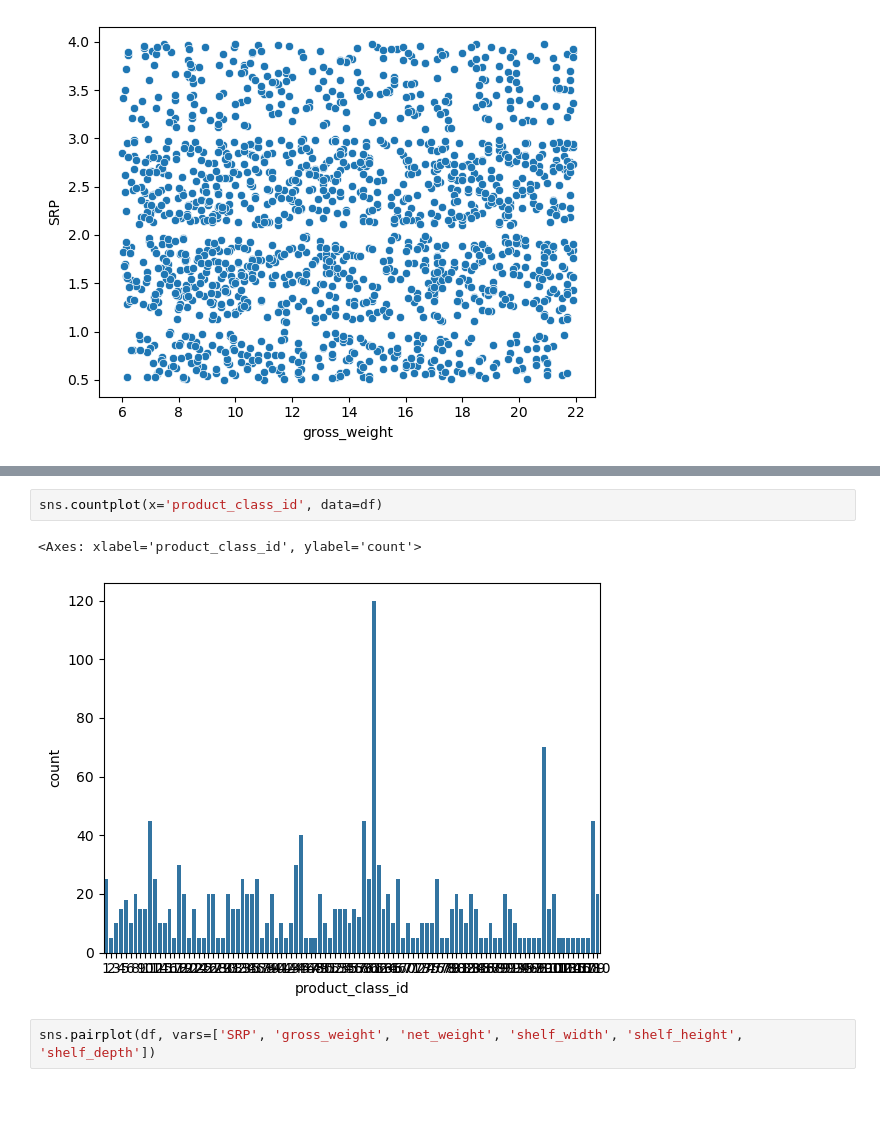
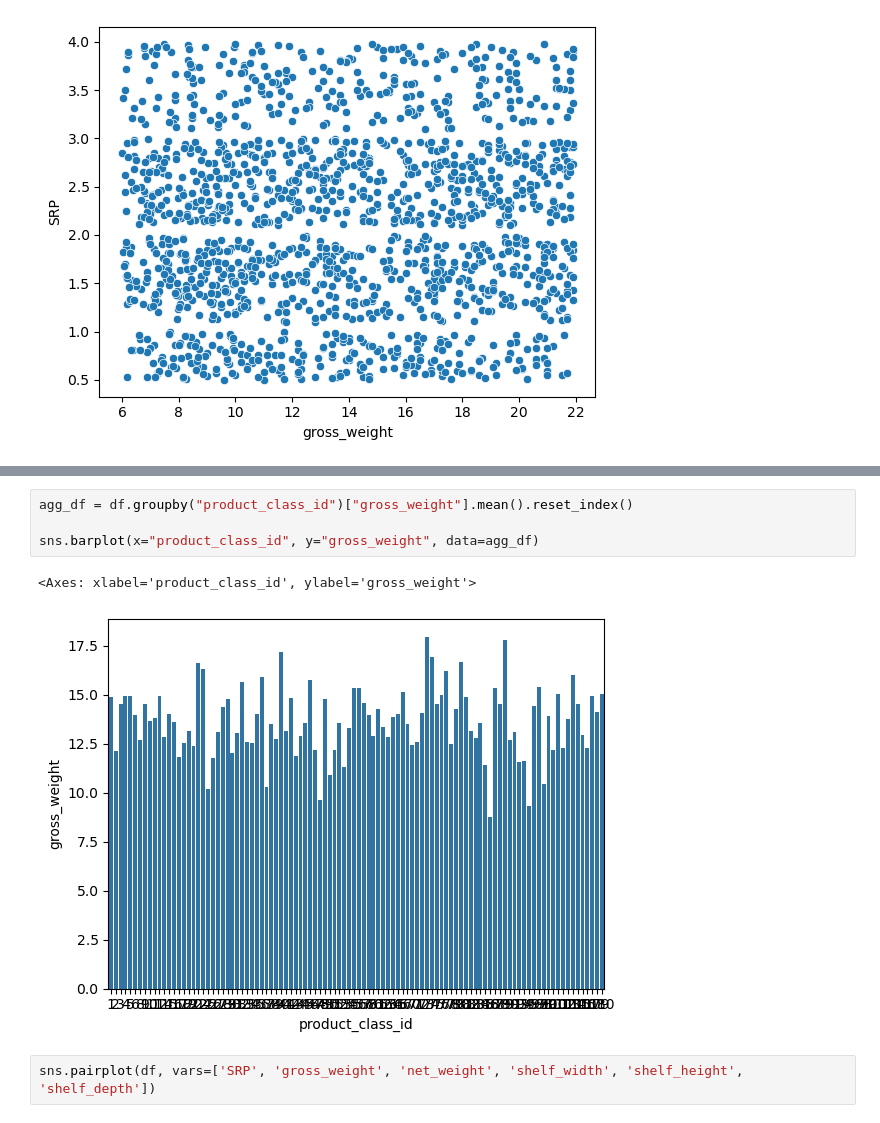
Before and after one commit to Erygfry/DataScience_HW, a Jupyter notebook: HW_2/Задание 2. Анализ датасета о продуктах.ipynb, the cells around one changed output, grey strips where cells are left out. Saved outputs shown, nothing was run; the diff lists cells and outputs as text.

```diff
--- a/HW_2/Задание 2. Анализ датасета о продуктах.ipynb
+++ b/HW_2/Задание 2. Анализ датасета о продуктах.ipynb
@@ -97,8 +97,10 @@ sns.histplot(df['SRP'], bins=30)
-# %%
-sns.countplot(x='product_class_id', data=df)
-# %% [output]
-<Axes: xlabel='product_class_id', ylabel='count'>
-[figure, removed]
+# %%
+agg_df = df.groupby("product_class_id")["gross_weight"].mean().reset_index()
+
+sns.barplot(x="product_class_id", y="gross_weight", data=agg_df)
+# %% [output]
+<Axes: xlabel='product_class_id', ylabel='gross_weight'>
+[figure, added]
 # %%
 sns.pairplot(df, vars=['SRP', 'gross_weight', 'net_weight', 'shelf_width', 'shelf_height', 'shelf_depth'])
 # %% [output]
```
Also changed, not shown: parts of 4 cells of this notebook, 1 other file.
